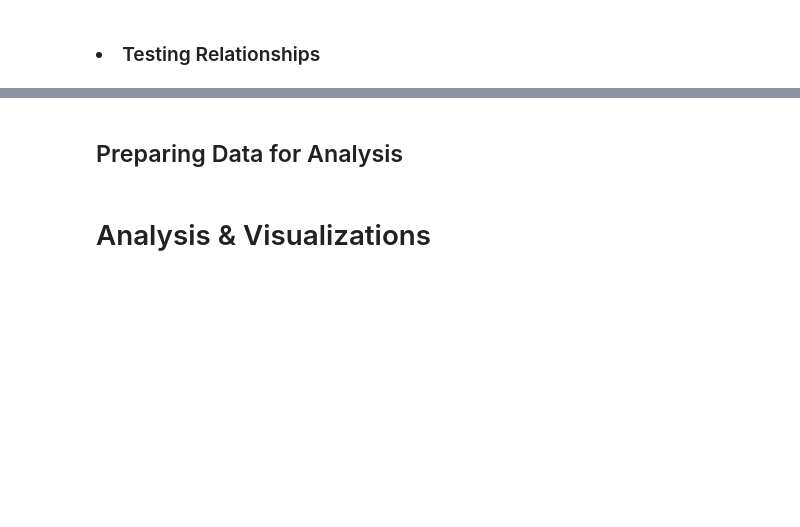
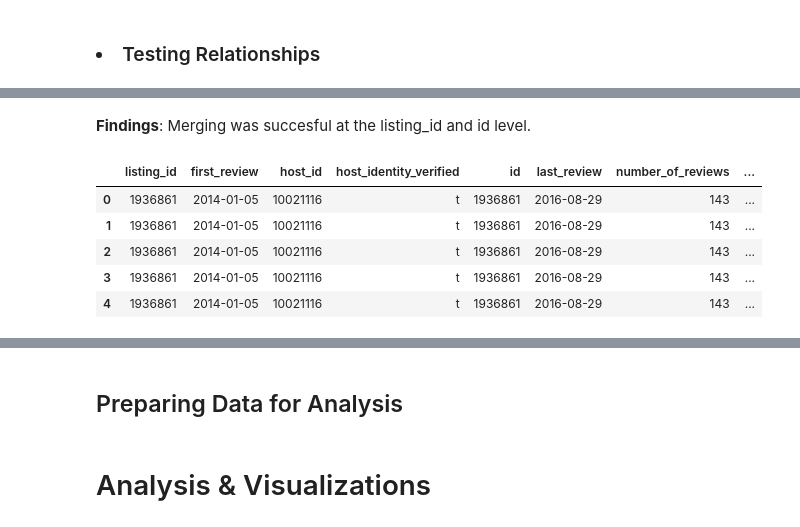
Before and after one commit to samlexrod/airbnb_ml, a Jupyter notebook: Airbnb_Analysis.ipynb, the cells around one changed output, grey strips where cells are left out. Cells and saved outputs as stored; diff of their text form; code cells hidden in the pictures; blank space fills up the shorter version.

```diff
--- a/Airbnb_Analysis.ipynb
+++ b/Airbnb_Analysis.ipynb
@@ -408,0 +476,9 @@ os.system("git push")
+# %%
+calendar_sample = calendar.query(f"listing_id == {list(listing_sample)}")
+# %%
+airbnb_evaluation = calendar_sample.merge(listings,
+                      left_on='listing_id',
+                      right_on='id',
+                      how='inner',
+                      suffixes=['', '_last'])
+airbnb_evaluation.calendar_last_scraped = pd.to_datetime(airbnb_evaluation.calendar_last_scraped)
@@ -408,0 +520,11 @@ os.system("git push")
+# %% [markdown]
+**Findings**: Merging was succesful at the listing_id and id level.
+# %%
+airbnb_evaluation.filter(regex='revi|id').head()
+# %% [output]
+|  | listing_id | first_review | host_id | host_identity_verified | id | last_review | number_of_reviews | ... |
+| 0 | 1936861 | 2014-01-05 | 10021116 | t | 1936861 | 2016-08-29 | 143 | ... |
+| 1 | 1936861 | 2014-01-05 | 10021116 | t | 1936861 | 2016-08-29 | 143 | ... |
+| 2 | 1936861 | 2014-01-05 | 10021116 | t | 1936861 | 2016-08-29 | 143 | ... |
+| 3 | 1936861 | 2014-01-05 | 10021116 | t | 1936861 | 2016-08-29 | 143 | ... |
+| 4 | 1936861 | 2014-01-05 | 10021116 | t | 1936861 | 2016-08-29 | 143 | ... |
```
Also changed, not shown: parts of 37 cells of this notebook.
